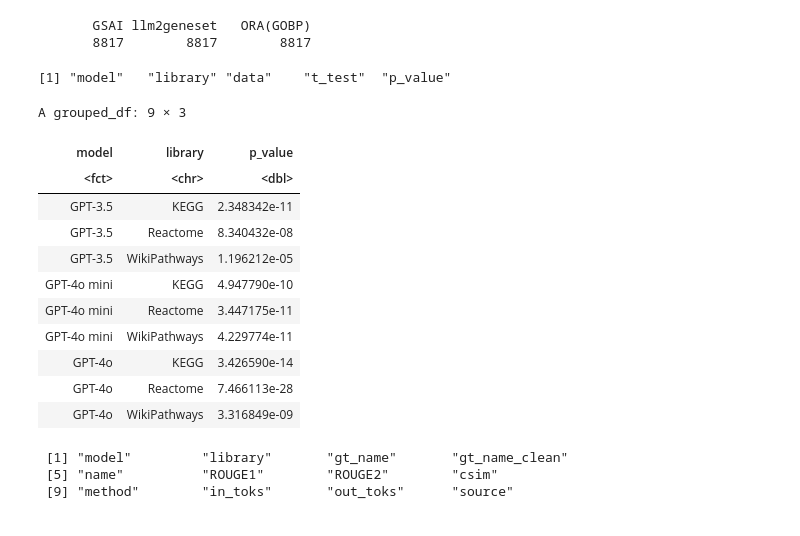
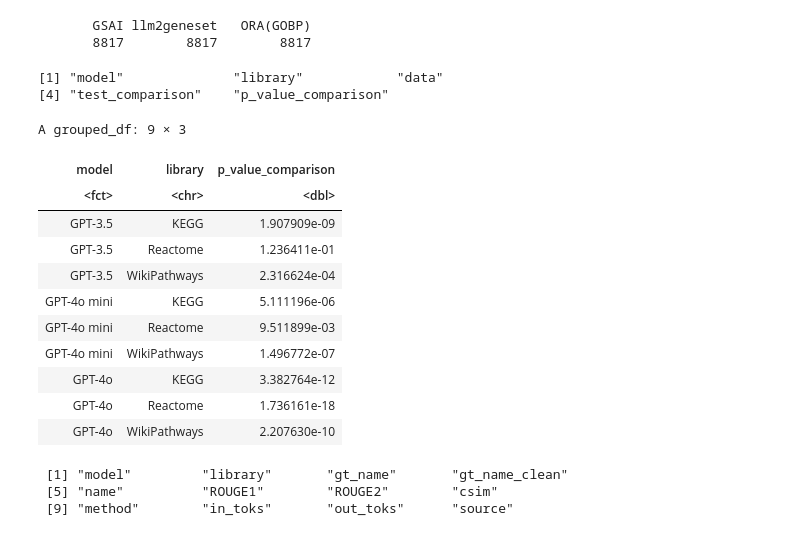
Before and after one commit to Alector-BIO/llm2geneset, a Jupyter notebook: notebooks/fig3.ipynb, the cells around one changed output. Cells and saved outputs as stored; diff of their text form; code cells hidden in the pictures.

Commit message:
tweaks to get last few results

```diff
--- a/notebooks/fig3.ipynb
+++ b/notebooks/fig3.ipynb
@@ -82,29 +95,35 @@ df$method <- factor(df$method, levels=c("llm2geneset","GSAI", "ORA(GOBP)"))
 # %%
 # Assuming df is your data frame
 result <- df %>%
-  filter(method %in% c("llm2geneset", "GSAI")) %>%
-  mutate(method = factor(method, levels = c("llm2geneset", "GSAI"))) %>%  # Ensure factor order
+  filter(method %in% c("llm2geneset", "GSAI", "ORA(GOBP)")) %>%
+  mutate(method = case_when(
+    method == "GSAI" ~ "comparison",
+    method == "ORA(GOBP)" ~ "comparison",
+    TRUE ~ method
+  )) %>%
+  mutate(method = factor(method, levels = c("llm2geneset", "comparison"))) %>%  # Ensure factor order
   group_by(model, library) %>%         # Group by model and library
   nest() %>%                           # Nest the data for each group
-  mutate(t_test = map(data, ~ t.test(csim ~ method, data = .x, alternative="greater"))) %>% # Apply t-test
-  mutate(p_value = map_dbl(t_test, "p.value")) # Extract p-value
+  mutate(test_comparison = map(data, ~ wilcox.test(csim ~ method, data = .x, alternative ="greater"))) %>% # Apply Wilcoxon test for comparison
+  mutate(p_value_comparison = map_dbl(test_comparison, "p.value"))    # Extract p-value for comparison
 
 colnames(result)
-result %>% select(c("model", "library", "p_value")) %>% arrange(model)
+result %>% select(c("model", "library", "p_value_comparison")) %>% arrange(model)
 # %% [output]
-[1] "model"   "library" "data"    "t_test"  "p_value"
+[1] "model"              "library"            "data"
+[4] "test_comparison"    "p_value_comparison"
 A grouped_df: 9 × 3
-| model | library | p_value |
+| model | library | p_value_comparison |
 | <fct> | <chr> | <dbl> |
-| GPT-3.5 | KEGG | 2.348342e-11 |
-| GPT-3.5 | Reactome | 8.340432e-08 |
-| GPT-3.5 | WikiPathways | 1.196212e-05 |
-| GPT-4o mini | KEGG | 4.947790e-10 |
-| GPT-4o mini | Reactome | 3.447175e-11 |
-| GPT-4o mini | WikiPathways | 4.229774e-11 |
-| GPT-4o | KEGG | 3.426590e-14 |
-| GPT-4o | Reactome | 7.466113e-28 |
-| GPT-4o | WikiPathways | 3.316849e-09 |
+| GPT-3.5 | KEGG | 1.907909e-09 |
+| GPT-3.5 | Reactome | 1.236411e-01 |
+| GPT-3.5 | WikiPathways | 2.316624e-04 |
+| GPT-4o mini | KEGG | 5.111196e-06 |
+| GPT-4o mini | Reactome | 9.511899e-03 |
+| GPT-4o mini | WikiPathways | 1.496772e-07 |
+| GPT-4o | KEGG | 3.382764e-12 |
+| GPT-4o | Reactome | 1.736161e-18 |
+| GPT-4o | WikiPathways | 2.207630e-10 |
 # %%
 colnames(df)
 # %% [output]
```
Also changed, not shown: parts of 3 cells of this notebook, 1 other file.
